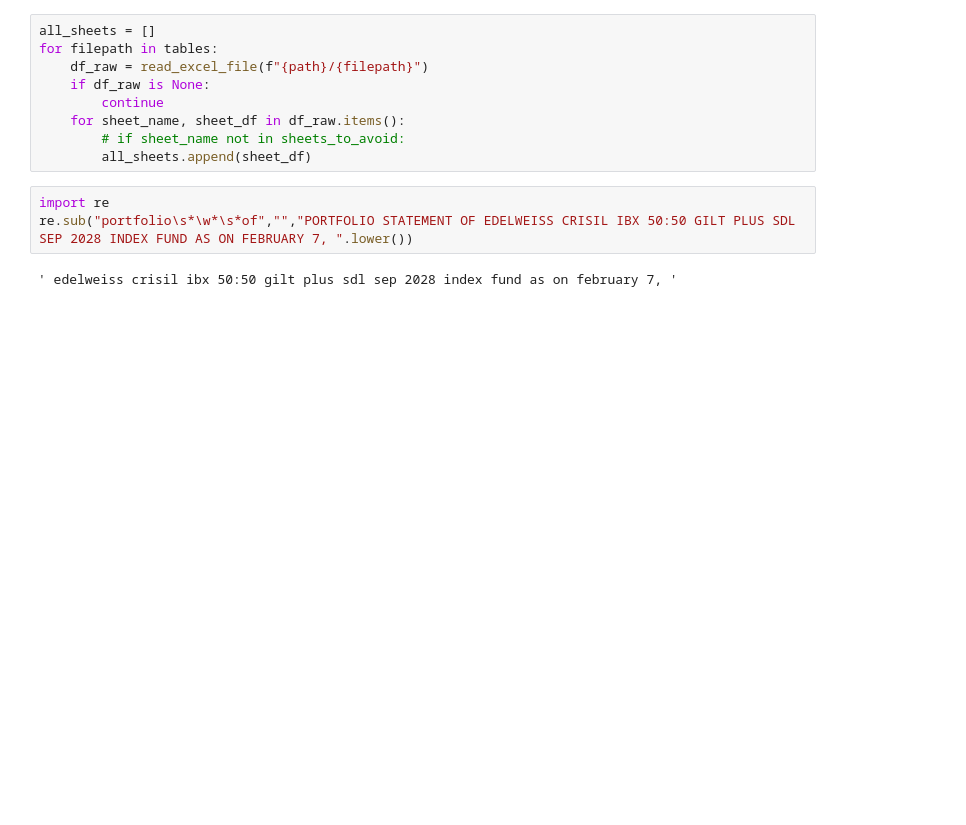
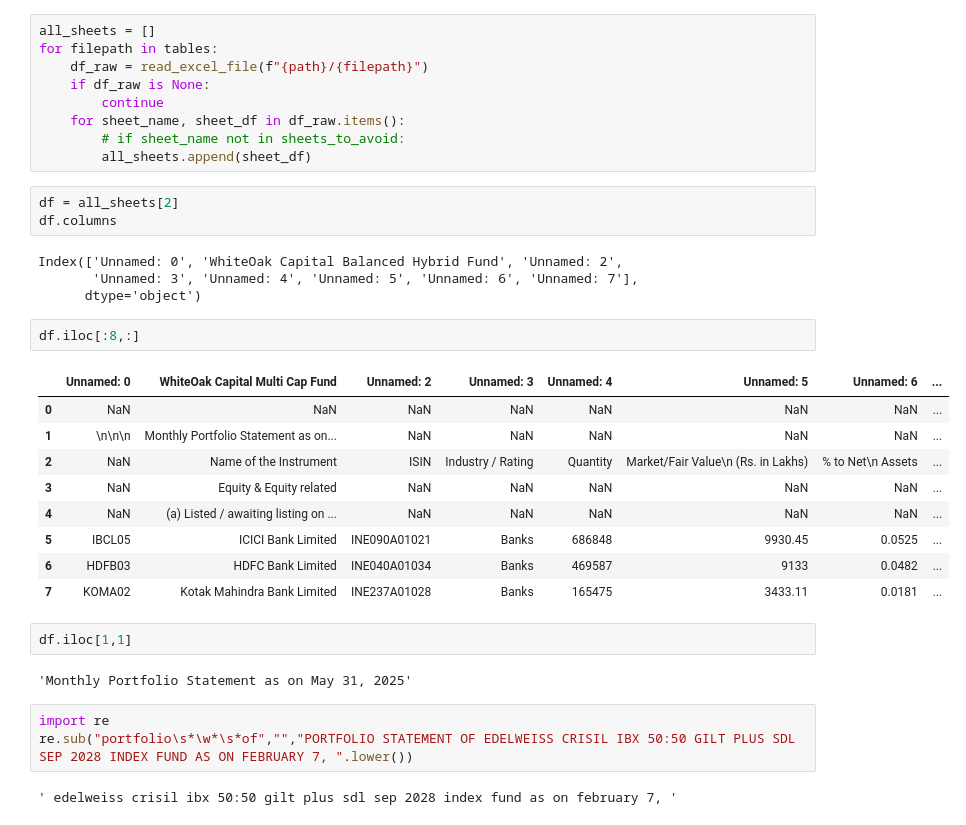
Before and after one commit to vaibhaVishwakarma/AssetManagmentCompanyParser, a Jupyter notebook: test.ipynb, the cells around one changed output. Cells and saved outputs as stored; diff of their text form; blank space fills up the shorter version.

```diff
--- a/test.ipynb
+++ b/test.ipynb
@@ -41,6 +41,29 @@ for filepath in tables:
     for sheet_name, sheet_df in df_raw.items():
         # if sheet_name not in sheets_to_avoid:
         all_sheets.append(sheet_df)
+# %%
+df = all_sheets[2]
+df.columns
+# %% [output]
+Index(['Unnamed: 0', 'WhiteOak Capital Balanced Hybrid Fund', 'Unnamed: 2',
+       'Unnamed: 3', 'Unnamed: 4', 'Unnamed: 5', 'Unnamed: 6', 'Unnamed: 7'],
+      dtype='object')
+# %%
+df.iloc[:8,:]
+# %% [output]
+|  | Unnamed: 0 | WhiteOak Capital Multi Cap Fund | Unnamed: 2 | Unnamed: 3 | Unnamed: 4 | Unnamed: 5 | Unnamed: 6 | ... |
+| 0 | NaN | NaN | NaN | NaN | NaN | NaN | NaN | ... |
+| 1 | \n\n\n | Monthly Portfolio Statement as on... | NaN | NaN | NaN | NaN | NaN | ... |
+| 2 | NaN | Name of the Instrument | ISIN | Industry / Rating | Quantity | Market/Fair Value\n (Rs. in Lakhs) | % to Net\n Assets | ... |
+| 3 | NaN | Equity & Equity related | NaN | NaN | NaN | NaN | NaN | ... |
+| 4 | NaN | (a) Listed / awaiting listing on ... | NaN | NaN | NaN | NaN | NaN | ... |
+| 5 | IBCL05 | ICICI Bank Limited | INE090A01021 | Banks | 686848 | 9930.45 | 0.0525 | ... |
+| 6 | HDFB03 | HDFC Bank Limited | INE040A01034 | Banks | 469587 | 9133 | 0.0482 | ... |
+| 7 | KOMA02 | Kotak Mahindra Bank Limited | INE237A01028 | Banks | 165475 | 3433.11 | 0.0181 | ... |
+# %%
+df.iloc[1,1]
+# %% [output]
+'Monthly Portfolio Statement as on May 31, 2025'
 # %%
 import re
 re.sub("portfolio\s*\w*\s*of","","PORTFOLIO STATEMENT OF EDELWEISS CRISIL IBX 50:50 GILT PLUS SDL SEP 2028 INDEX FUND AS ON FEBRUARY 7, ".lower())
```
Also changed, not shown: parts of 9 cells of this notebook, 4 other files.
